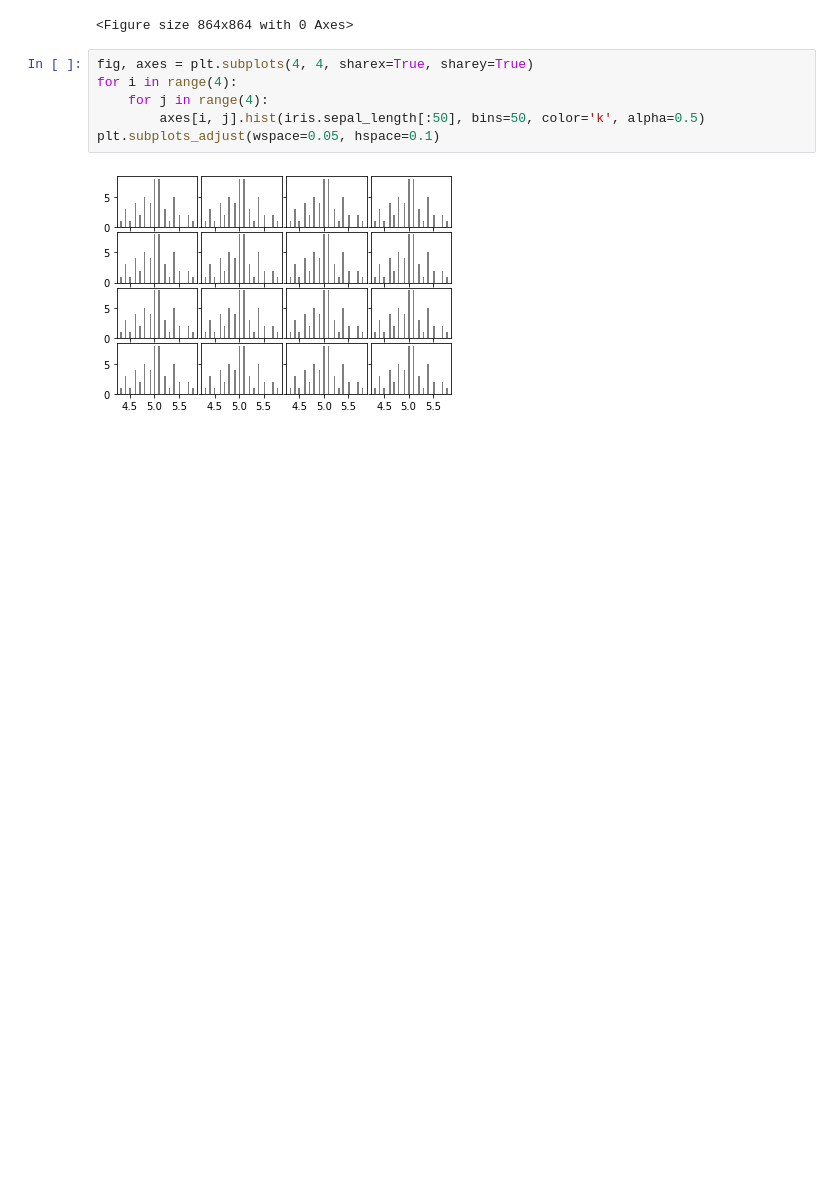
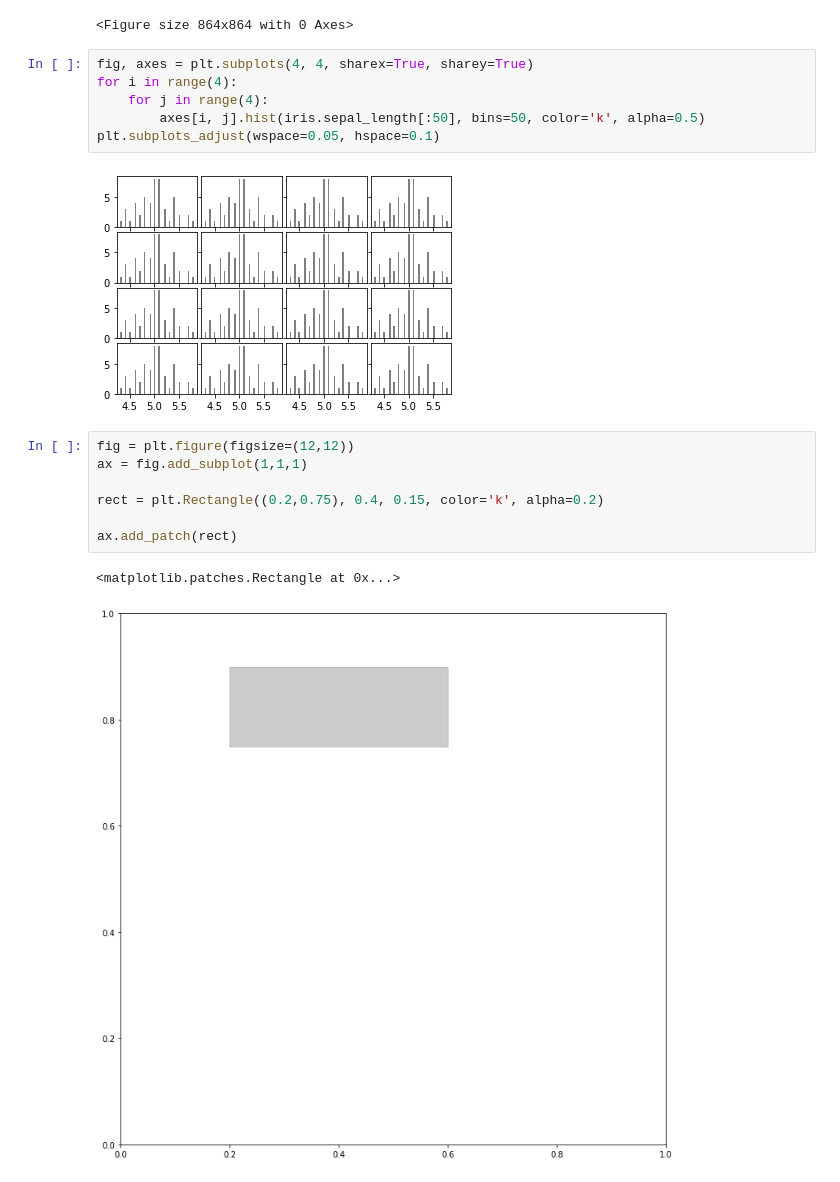
Before and after one commit to vvbshvv/12.22-, a Jupyter notebook: 연습2.ipynb, the cells around one changed output. Drawn from its saved outputs; the diff is of its cells as text; blank space fills up the shorter version.

```diff
--- a/연습2.ipynb
+++ b/연습2.ipynb
@@ -33,3 +33,13 @@ for i in range(4):
 plt.subplots_adjust(wspace=0.05, hspace=0.1)
 # %% [output]
 [figure]
+# %%
+fig = plt.figure(figsize=(12,12))
+ax = fig.add_subplot(1,1,1)
+
+rect = plt.Rectangle((0.2,0.75), 0.4, 0.15, color='k', alpha=0.2)
+
+ax.add_patch(rect)
+# %% [output]
+<matplotlib.patches.Rectangle at 0x...>
+[figure, added]
```
Also changed, not shown: parts of 8 cells of this notebook, 1 other file.
